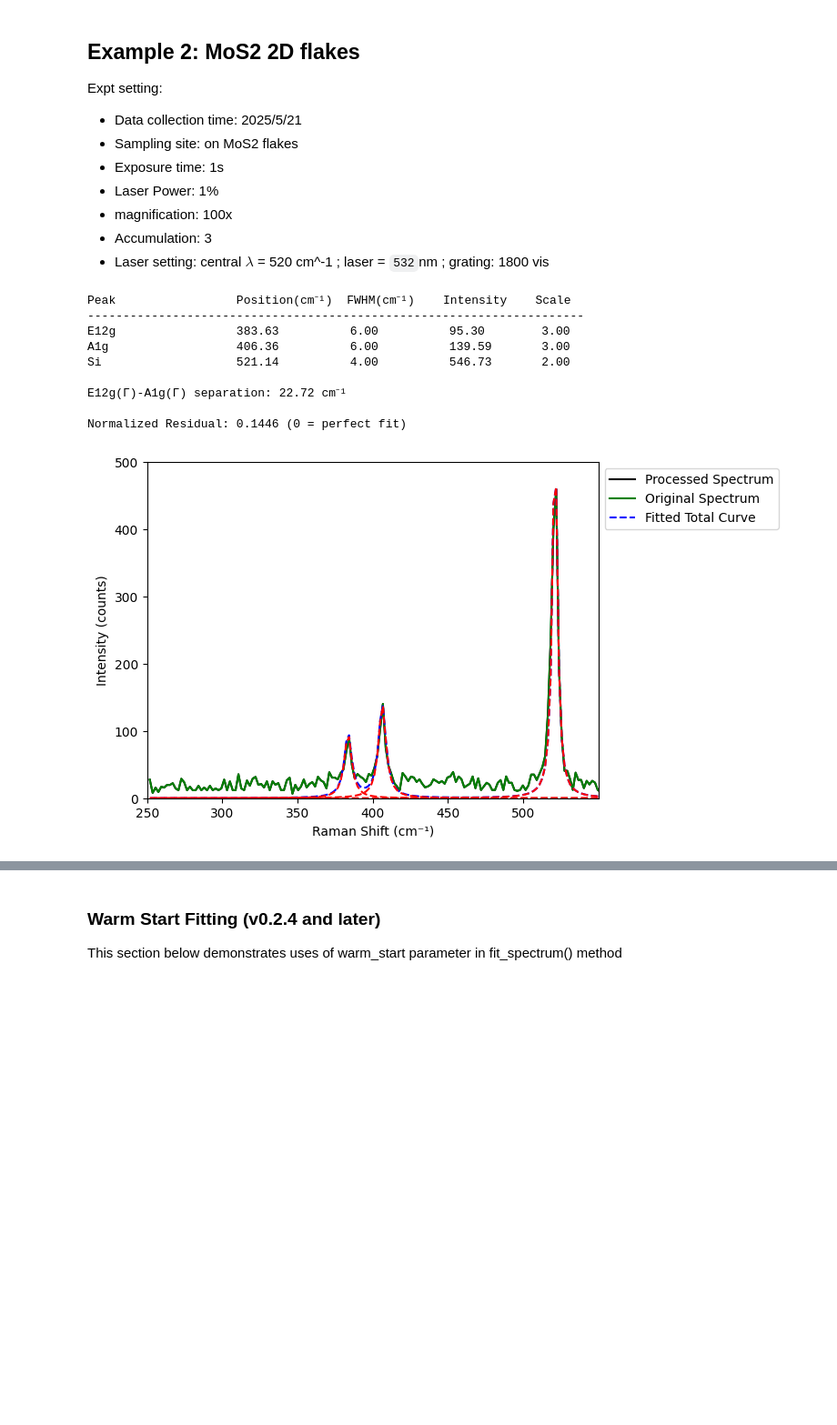
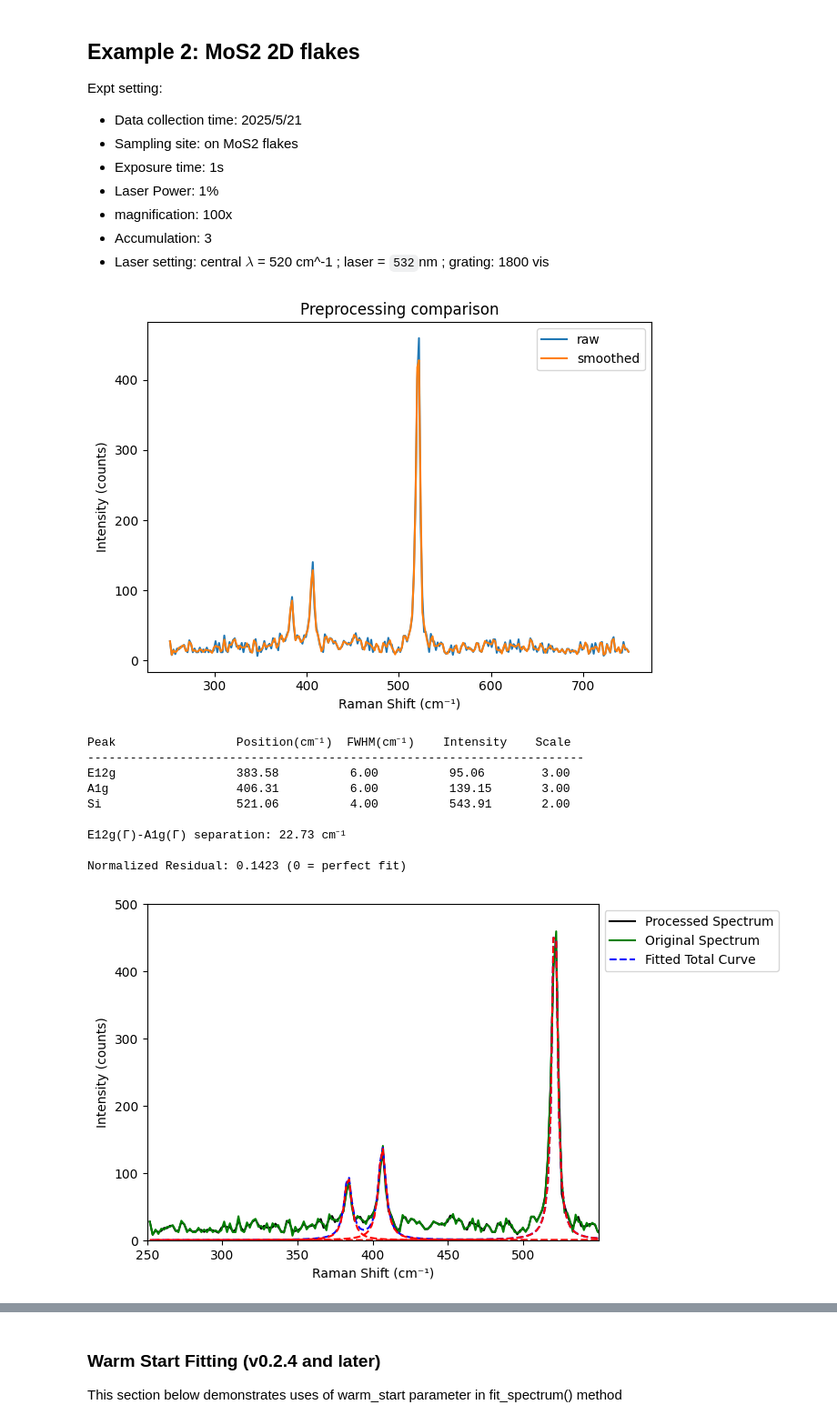
Before and after one commit to barry063/RamanPL_2D, a Jupyter notebook: example-usage/Ramanfit/Raman_component.ipynb, the cells around one changed output, grey strips where cells are left out. Shown at 91% size. Saved outputs shown, nothing was run; the diff lists cells and outputs as text; code cells hidden in the pictures; blank space fills up the shorter version.

```diff
--- a/example-usage/Ramanfit/Raman_component.ipynb
+++ b/example-usage/Ramanfit/Raman_component.ipynb
@@ -93,41 +93,42 @@ raman_fit = RamanFit.RamanFit(spectra, wavenumber,
                      substrate='Si',            # Default substrate is Si (SiO2)
                      normalize=False,           # Normalize your peak intensity, if needed
                      background_remove=False,    # If your Raman contains needs remove background intensity, use this
                      smoothing=True,            # Smooth too noisy signal, only if needed
-                     smooth_order=10            # smooth_order in range 1 to 10, where 1 means the strongest smooth
+                     smooth_order=8            # smooth_order in range 1 to 10, where 1 means the strongest smooth
                      )
 
 # Update the fitting bounds
 bounds_dict = {
     'E12g'  :   ([380, 0, 0], [385, 3, 10]),
     'A1g'   :   ([404, 0, 0], [408, 3, 20]),
     'Si'    :   ([520, 0, 0], [525, 2, 30])
 }
 raman_fit.update_bounds(**bounds_dict)
 
 # Remove Unecessary peaks
 raman_fit.remove_peaks('2LA(M)','2E1g','E22g+LA(M)','A12g+LA(M)')
 
 # Perform the fitting
 params, params_cov = raman_fit.fit_spectrum()
 
 # Plot the results with an offset and scale
 xlim = [250, 550]
 raman_fit.plot_fit(params,                      # The Lorentzian parameters fitted
                    offset=0, scale=1,           # Plot offset or scale of fitted curve relative to raw data
                    x_lim=xlim, y_lim=[0,500],   # set x-y axis limits
 
                    # set x-axis ticks
                    x_ticks=range(xlim[0],xlim[1],50)
                    )
 # %% [output]
+[figure, new version]
 Peak                 Position(cm⁻¹)  FWHM(cm⁻¹)    Intensity    Scale
 ----------------------------------------------------------------------
-E12g                 383.63          6.00          95.30        3.00
-A1g                  406.36          6.00          139.59       3.00
-Si                   521.14          4.00          546.73       2.00
+E12g                 383.58          6.00          95.06        3.00
+A1g                  406.31          6.00          139.15       3.00
+Si                   521.06          4.00          543.91       2.00
 
-E12g(Γ)-A1g(Γ) separation: 22.72 cm⁻¹
+E12g(Γ)-A1g(Γ) separation: 22.73 cm⁻¹
 
-Normalized Residual: 0.1446 (0 = perfect fit)
+Normalized Residual: 0.1423 (0 = perfect fit)
-[figure, old version]
+[figure, added]
```
Also changed, not shown: parts of 2 cells of this notebook, 21 other files.
